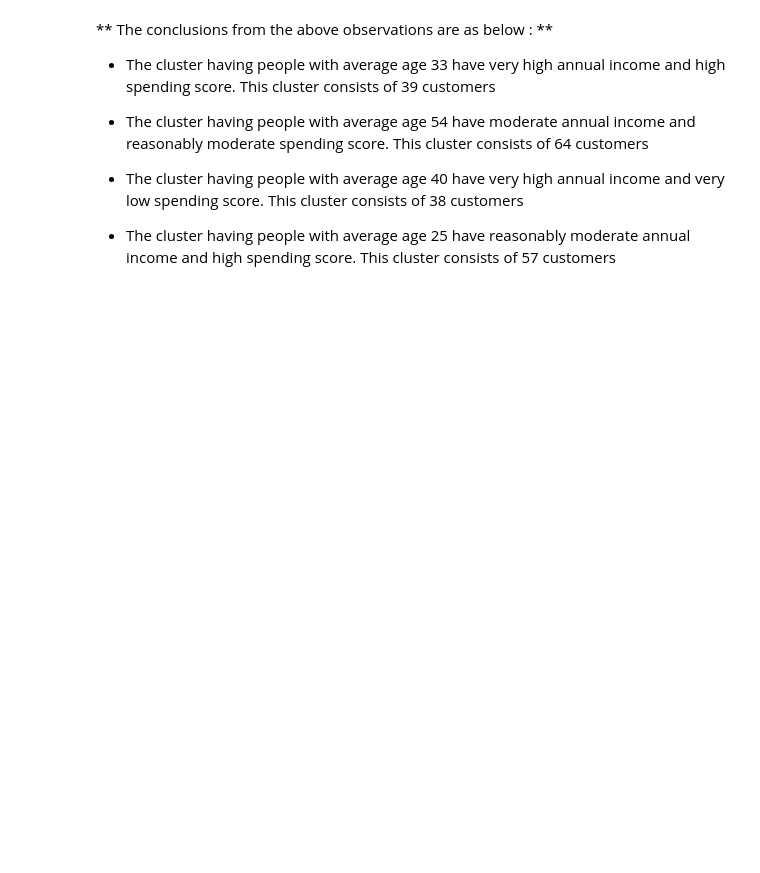
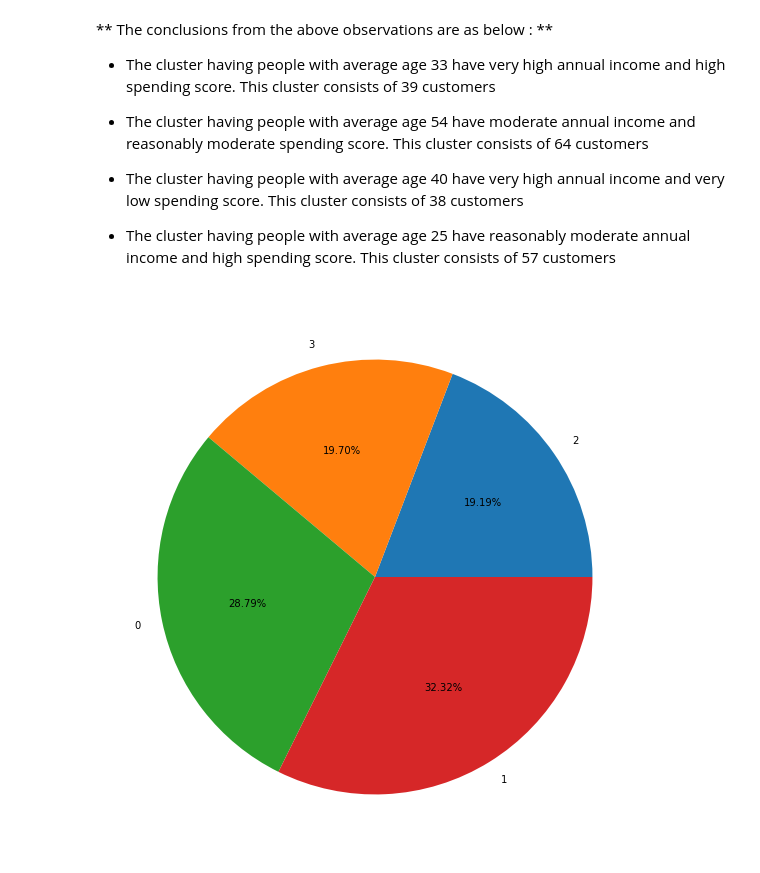
Before and after one commit to nipun1992/Mall-Customers, a Jupyter notebook: Mall_customers.ipynb, the cells around one changed output. Saved outputs shown, nothing was run; the diff lists cells and outputs as text; code cells hidden in the pictures; blank space fills up the shorter version.

Commit message:
Add files via upload
Plotted a pie chart showing distribution of respective features with respect to the clusters

```diff
--- a/Mall_customers.ipynb
+++ b/Mall_customers.ipynb
@@ -551,0 +543,3 @@ scaled_df_cluster.head(10)
+# %%
+scaled_df_cluster = scaled_df_cluster.sort_values(by='frequency')
+scaled_df_cluster
@@ -559,3 +560,9 @@ scaled_df_cluster.head(10)
 - The cluster having people with average age 40 have very high annual income and very low spending score. This cluster consists of 38 customers
 
 - The cluster having people with average age 25 have reasonably moderate annual income and high spending score. This cluster consists of 57 customers
+# %%
+plt.figure(figsize=(15,10))
+plt.pie(scaled_df_cluster['frequency'], labels=list(scaled_df_cluster.index), autopct='%0.2f%%')
+plt.show()
+# %% [output]
+[figure, added]
```
Also changed, not shown: parts of 12 cells of this notebook.
